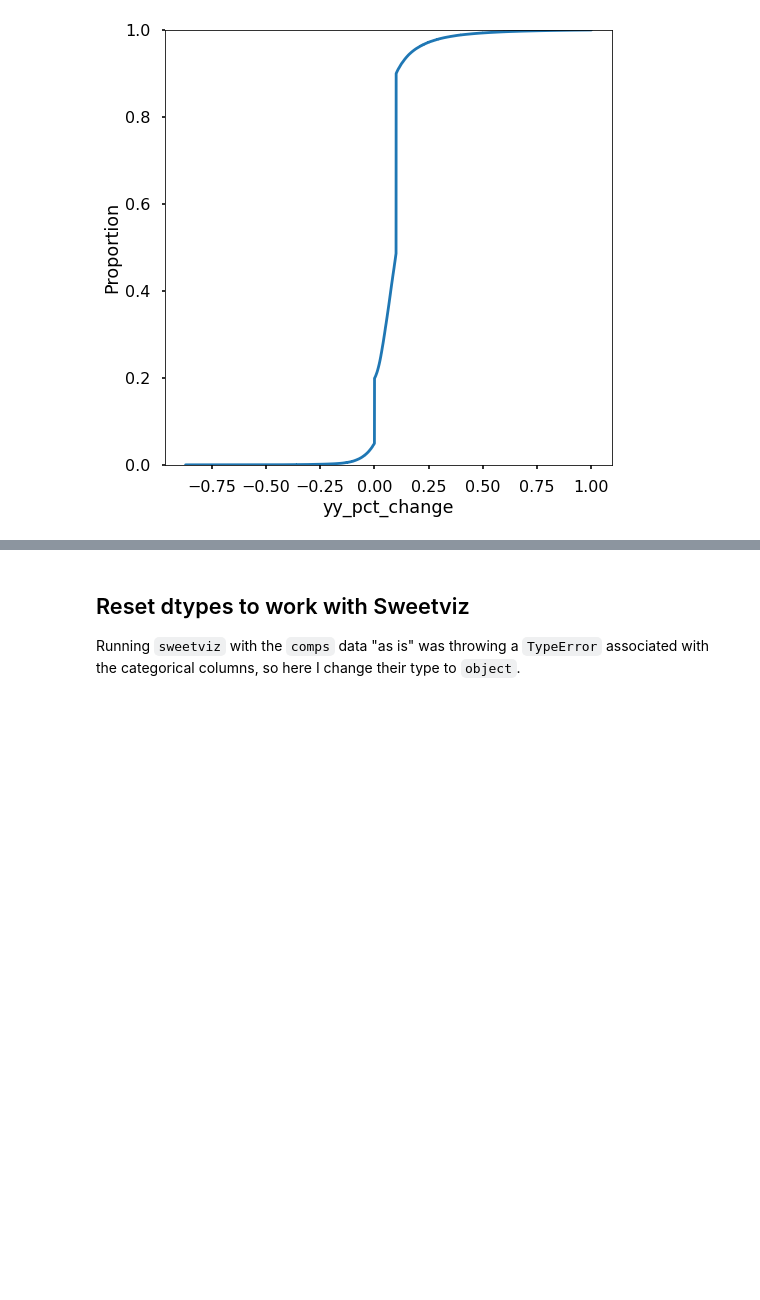
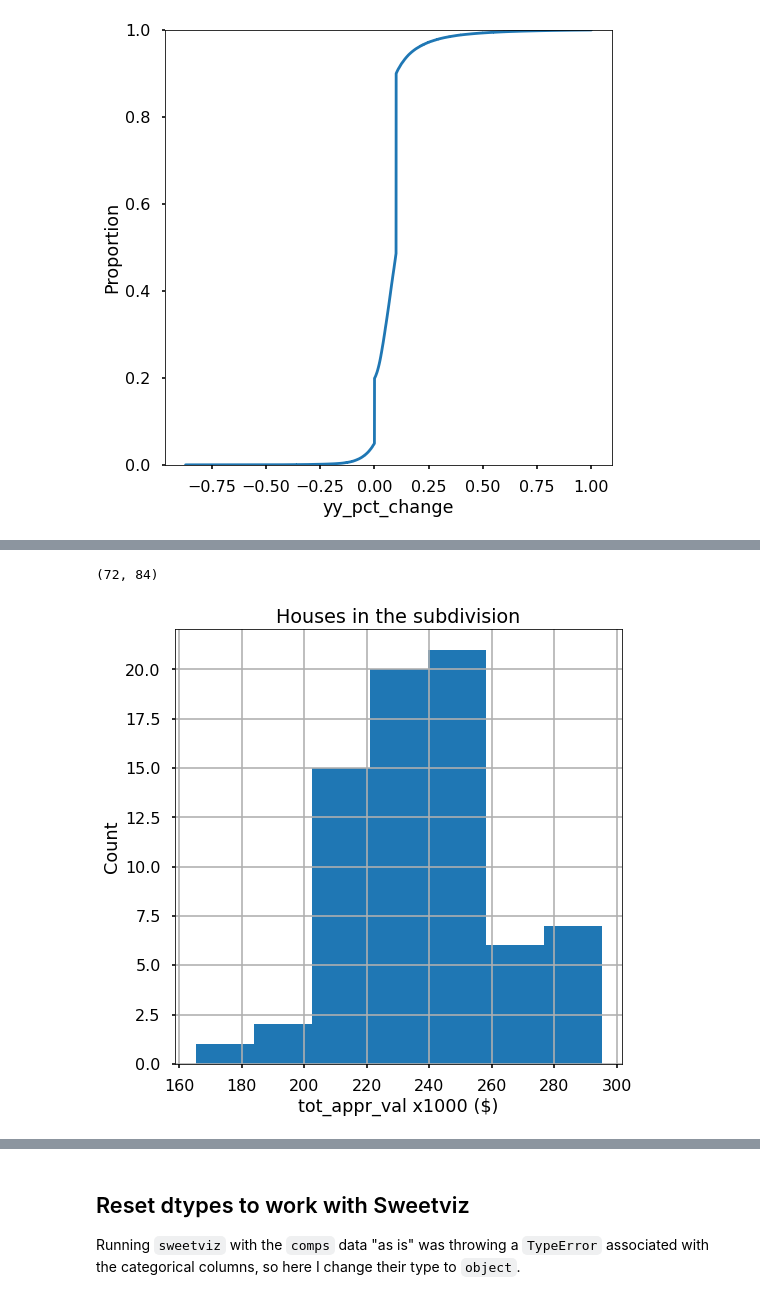
Before and after one commit to RafaelPinto/hcad_pred, a Jupyter notebook: notebooks/01_Exploratory/2.1-rp-hcad-eda-appraised-value-perc-diff.ipynb, the cells around one changed output, grey strips where cells are left out. Drawn from its saved outputs; the diff is of its cells as text; code cells hidden in the pictures; blank space fills up the shorter version.

```diff
--- a/notebooks/01_Exploratory/2.1-rp-hcad-eda-appraised-value-perc-diff.ipynb
+++ b/notebooks/01_Exploratory/2.1-rp-hcad-eda-appraised-value-perc-diff.ipynb
@@ -240,5 +261,3 @@ _ = plt.figure(figsize=(8, 8))
 _ = sns.ecdfplot(x='yy_pct_change', data=comps)
 # %% [output]
 [figure]
-# %%
-comps.drop('tot_appr_val', axis=1, inplace=True)
@@ -244,0 +270,16 @@ comps.drop('tot_appr_val', axis=1, inplace=True)
+# %%
+cond0 = comps['lgl_2'].str.contains('PARK AT KLEIN SEC 1', case=False, na=False, regex=False)
+
+subdiv = comps.loc[cond0, :]
+# %%
+subdiv.shape
+# %% [output]
+(72, 84)
+# %%
+_ = plt.figure(figsize=(8,8))
+_ = (subdiv['tot_appr_val']/1000).hist(bins=7)
+_ = plt.title('Houses in the subdivision')
+_ = plt.xlabel('tot_appr_val x1000 ($)')
+_ = plt.ylabel('Count')
+# %% [output]
+[figure, added]
```
Also changed, not shown: parts of 101 cells of this notebook, 10 other files.
